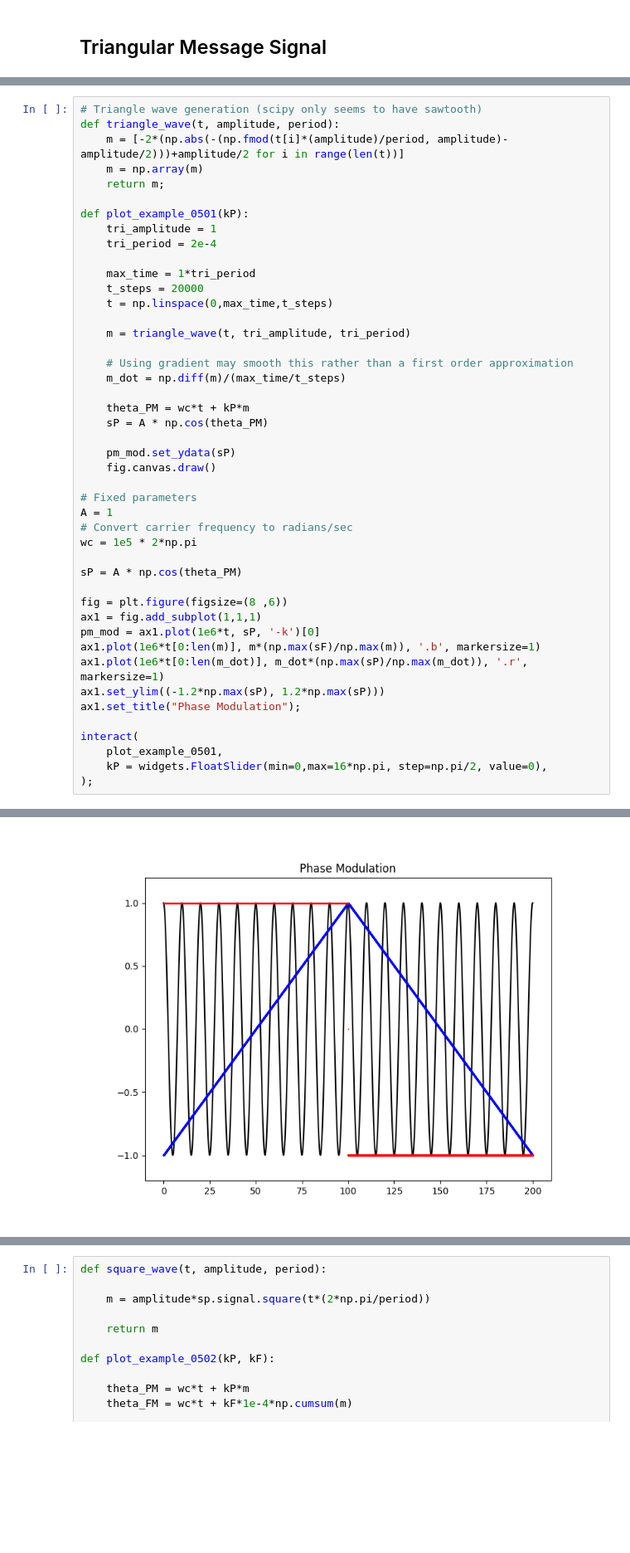
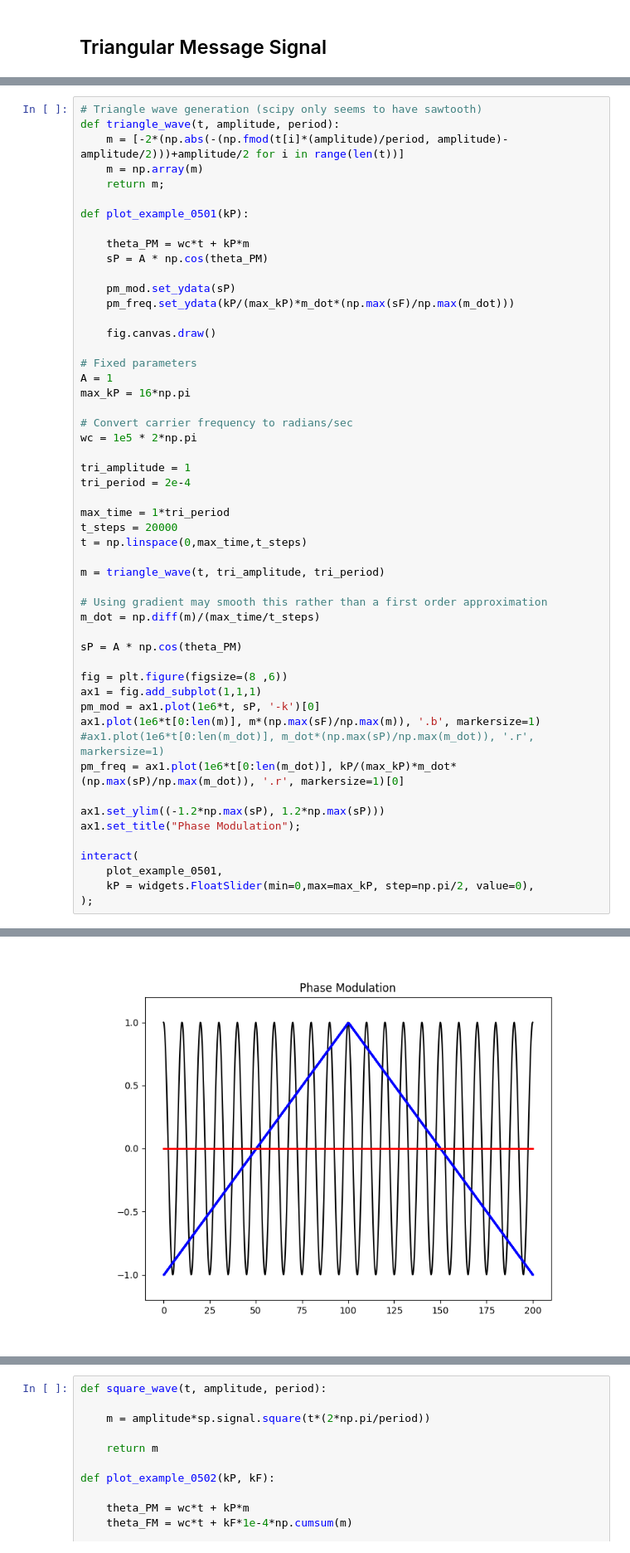
Before and after one commit to jmshea/comm, a Jupyter notebook: content/angle_mod.ipynb, the cells around one changed output, grey strips where cells are left out. Shown: that part at 83% size. Cells and saved outputs as stored; diff of their text form; blank space fills up the shorter version.

```diff
--- a/content/angle_mod.ipynb
+++ b/content/angle_mod.ipynb
@@ -59,47 +59,54 @@ def triangle_wave(t, amplitude, period):
     m = np.array(m)
     return m;
 
 def plot_example_0501(kP):
-    tri_amplitude = 1
-    tri_period = 2e-4
-
-    max_time = 1*tri_period
-    t_steps = 20000
-    t = np.linspace(0,max_time,t_steps)
-
-    m = triangle_wave(t, tri_amplitude, tri_period)
-
-    # Using gradient may smooth this rather than a first order approximation
-    m_dot = np.diff(m)/(max_time/t_steps)
 
     theta_PM = wc*t + kP*m
     sP = A * np.cos(theta_PM)
 
     pm_mod.set_ydata(sP)
+    pm_freq.set_ydata(kP/(max_kP)*m_dot*(np.max(sF)/np.max(m_dot)))
+
     fig.canvas.draw()
 
 # Fixed parameters
 A = 1
+max_kP = 16*np.pi
+
 # Convert carrier frequency to radians/sec
 wc = 1e5 * 2*np.pi
+
+tri_amplitude = 1
+tri_period = 2e-4
+
+max_time = 1*tri_period
+t_steps = 20000
+t = np.linspace(0,max_time,t_steps)
+
+m = triangle_wave(t, tri_amplitude, tri_period)
+
+# Using gradient may smooth this rather than a first order approximation
+m_dot = np.diff(m)/(max_time/t_steps)
 
 sP = A * np.cos(theta_PM)
 
 fig = plt.figure(figsize=(8 ,6))
 ax1 = fig.add_subplot(1,1,1)
 pm_mod = ax1.plot(1e6*t, sP, '-k')[0]
 ax1.plot(1e6*t[0:len(m)], m*(np.max(sF)/np.max(m)), '.b', markersize=1)
-ax1.plot(1e6*t[0:len(m_dot)], m_dot*(np.max(sP)/np.max(m_dot)), '.r', markersize=1)
+#ax1.plot(1e6*t[0:len(m_dot)], m_dot*(np.max(sP)/np.max(m_dot)), '.r', markersize=1)
+pm_freq = ax1.plot(1e6*t[0:len(m_dot)], kP/(max_kP)*m_dot*(np.max(sP)/np.max(m_dot)), '.r', markersize=1)[0]
+
 ax1.set_ylim((-1.2*np.max(sP), 1.2*np.max(sP)))
 ax1.set_title("Phase Modulation");
 
 interact(
     plot_example_0501,
-    kP = widgets.FloatSlider(min=0,max=16*np.pi, step=np.pi/2, value=0),
+    kP = widgets.FloatSlider(min=0,max=max_kP, step=np.pi/2, value=0),
 );
 # %% [output]
 interactive(children=(FloatSlider(value=0.0, description='kP', max=50.26548245743669, step=1.5707963267948966)…
-[figure, old version]
+[figure, new version]
 # %%
 
 
```
Also changed, not shown: parts of 3 cells of this notebook.
